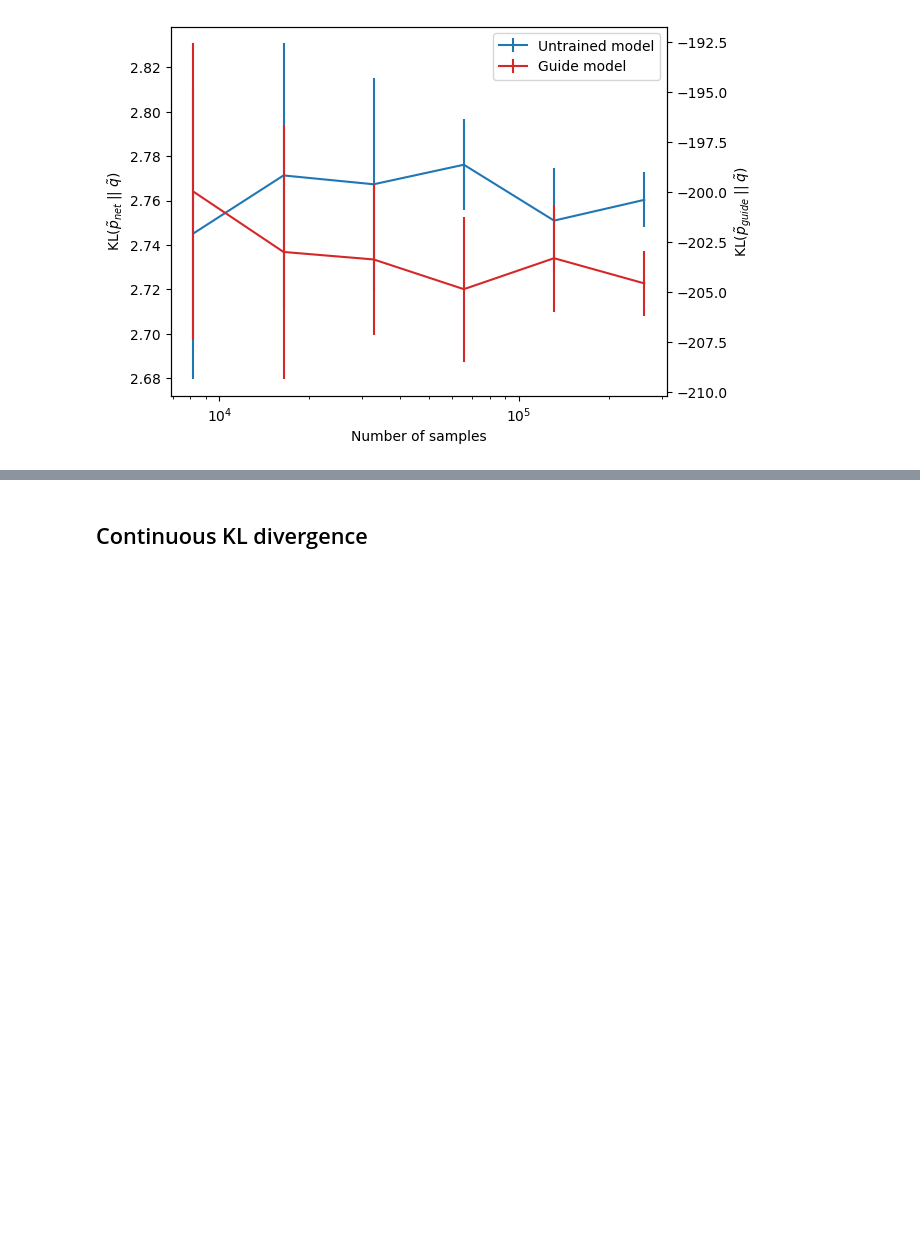
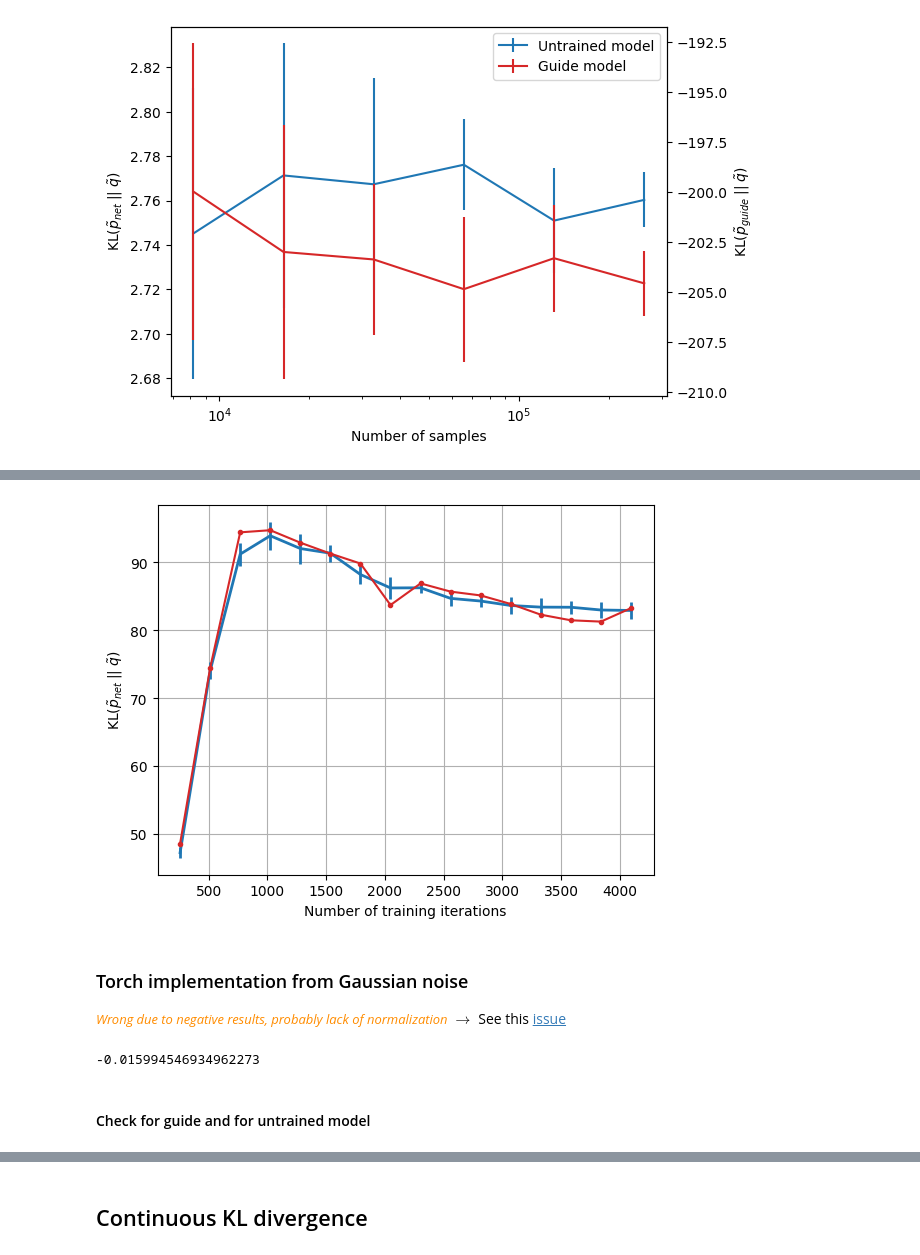
Before and after one commit to 0xInfty/Autoguided, a Jupyter notebook: TestKLDivergence.ipynb, the cells around one changed output, grey strips where cells are left out. Cells and saved outputs as stored; diff of their text form; code cells hidden in the pictures; blank space fills up the shorter version.

```diff
--- a/TestKLDivergence.ipynb
+++ b/TestKLDivergence.ipynb
@@ -341,0 +388,22 @@ plt.grid()
+# %%
+n_samples = 1<<18
+
+results, mean_results, std_results = [], [], []
+for filepath in checkpoints_filepaths:
+
+    # Load checkpoint
+    with builtins.open(filepath, "rb") as f:
+        model = pickle.load(f).to(device)
+    these_results = []
+
+    # Estimate 10 times
+    for k in range(10):
+        kl_div = estimate_torch_KL_divergence(model, n_samples)
+        these_results.append( kl_div )
+        if k==0: results.append( kl_div )
+
+    # Get mean and standard deviation
+    mean_results.append( float(np.mean( these_results )) )
+    std_results.append( float(np.std( these_results )) )
+
+del these_results
@@ -341,0 +418,12 @@ plt.grid()
+# %%
+plt.figure()
+plt.errorbar(n_iterations, mean_results, std_results, color="C0", linewidth=2)
+plt.plot(n_iterations, results, ".-", color="C3", zorder=100)
+plt.ylabel(r"KL$(\tilde{p}_{net}\;||\;\tilde{q})$");
+plt.xlabel("Number of training iterations");
+plt.grid()
+# %% [output]
+[figure, added]
+# %% [markdown]
+### Torch implementation from Gaussian noise
+<font color="darkorange"><font size=2>_Wrong due to negative results, probably lack of normalization_</font></font>  $\rightarrow$ See this [issue](https://discuss.pytorch.org/t/kl-divergence-produces-negative-values/16791/6)
@@ -341,0 +446,9 @@ plt.grid()
+# %%
+sigma_max = 5
+n_samples = 1<<16 # 1<<18 takes a full second
+
+print( estimate_torch_KL_divergence(net, n_samples) )
+# %% [output]
+-0.015994546934962273
+# %% [markdown]
+#### Check for guide and for untrained model
```
Also changed, not shown: parts of 49 cells of this notebook.
